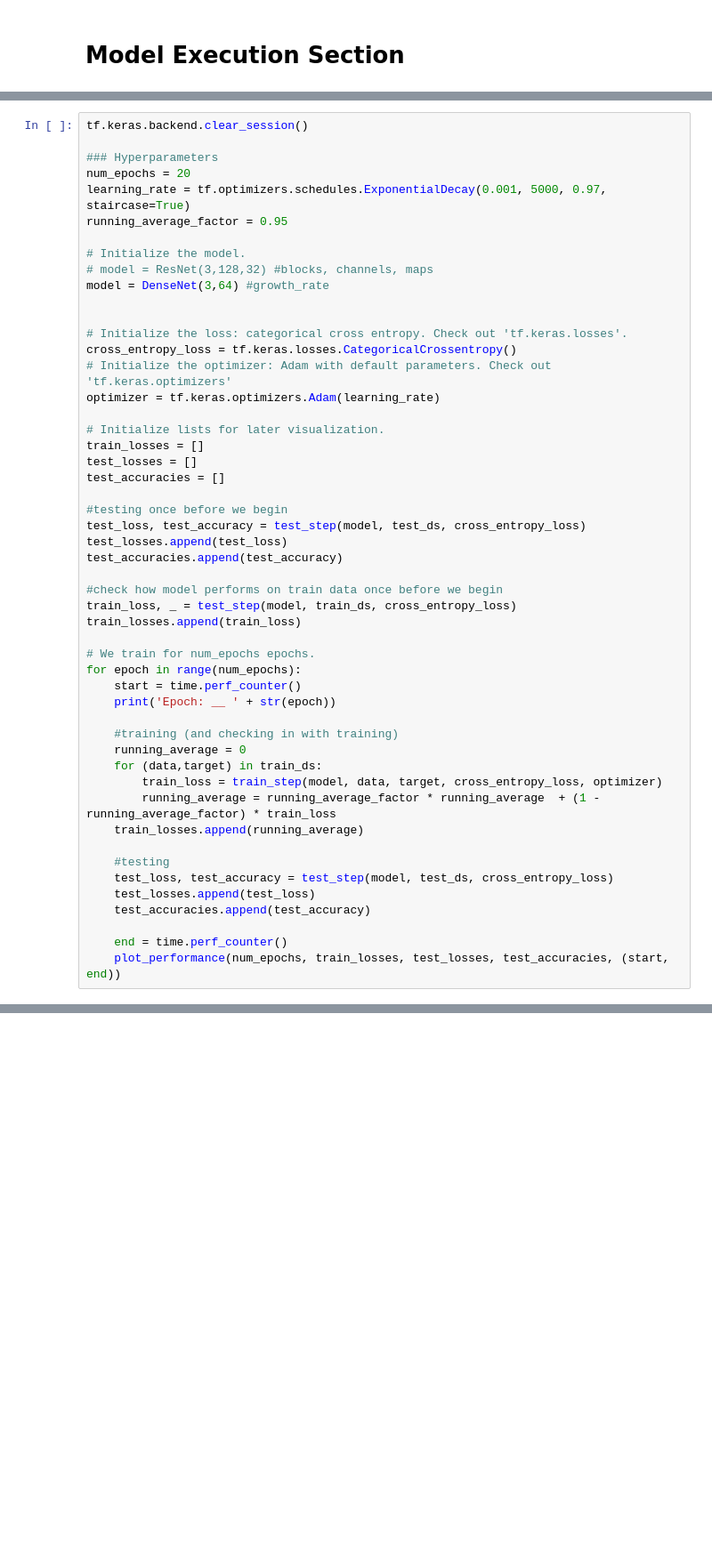
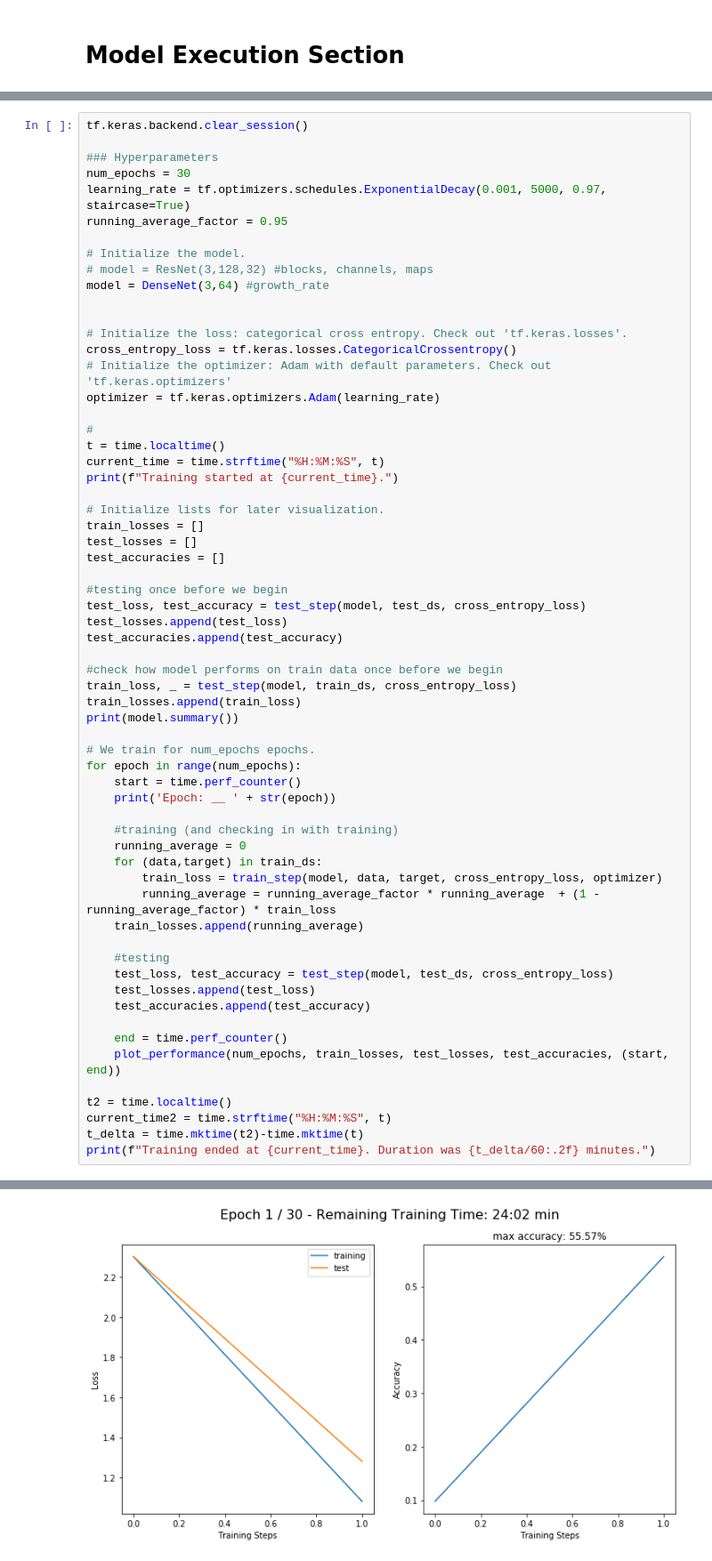
Before and after one commit to Chevron9/iannwtf, a Jupyter notebook: 6/homework6.ipynb, the cells around one changed output, grey strips where cells are left out. Shown at 89% size. Cells and saved outputs as stored; diff of their text form; blank space fills up the shorter version.

```diff
--- a/6/homework6.ipynb
+++ b/6/homework6.ipynb
@@ -420,7 +420,7 @@ def plot_performance(total_epochs, train_loss, test_loss, accuracies, timing):
 tf.keras.backend.clear_session()
 
 ### Hyperparameters
-num_epochs = 20
+num_epochs = 30
 learning_rate = tf.optimizers.schedules.ExponentialDecay(0.001, 5000, 0.97, staircase=True)
 running_average_factor = 0.95
 
@@ -433,6 +433,11 @@ model = DenseNet(3,64) #growth_rate
 cross_entropy_loss = tf.keras.losses.CategoricalCrossentropy()
 # Initialize the optimizer: Adam with default parameters. Check out 'tf.keras.optimizers'
 optimizer = tf.keras.optimizers.Adam(learning_rate)
+
+#
+t = time.localtime()
+current_time = time.strftime("%H:%M:%S", t)
+print(f"Training started at {current_time}.")
 
 # Initialize lists for later visualization.
 train_losses = []
@@ -447,6 +452,7 @@ test_accuracies.append(test_accuracy)
 #check how model performs on train data once before we begin
 train_loss, _ = test_step(model, train_ds, cross_entropy_loss)
 train_losses.append(train_loss)
+print(model.summary())
 
 # We train for num_epochs epochs.
 for epoch in range(num_epochs):
@@ -467,4 +473,9 @@ for epoch in range(num_epochs):
 
     end = time.perf_counter()
     plot_performance(num_epochs, train_losses, test_losses, test_accuracies, (start, end))
+
+t2 = time.localtime()
+current_time2 = time.strftime("%H:%M:%S", t)
+t_delta = time.mktime(t2)-time.mktime(t)
+print(f"Training ended at {current_time}. Duration was {t_delta/60:.2f} minutes.")
 # %% [output]
@@ -471,0 +499 @@ KeyboardInterrupt:
+[figure, added]
```
Also changed, not shown: parts of 4 cells of this notebook, 2 other files.
